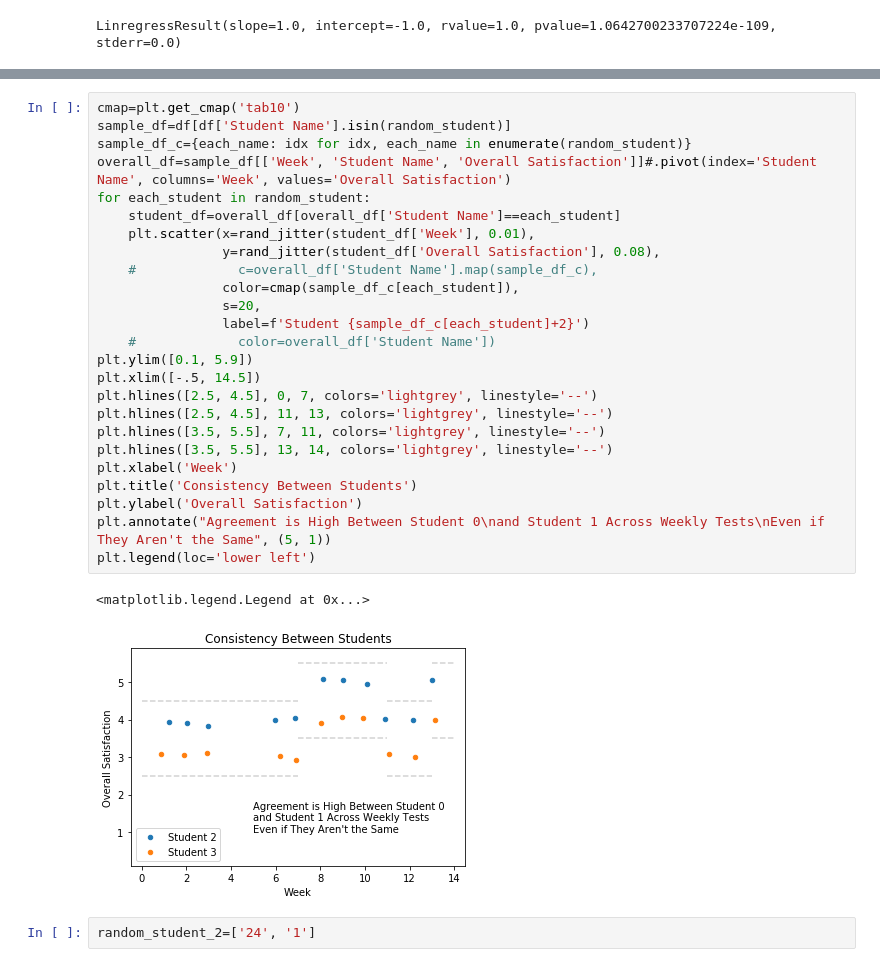
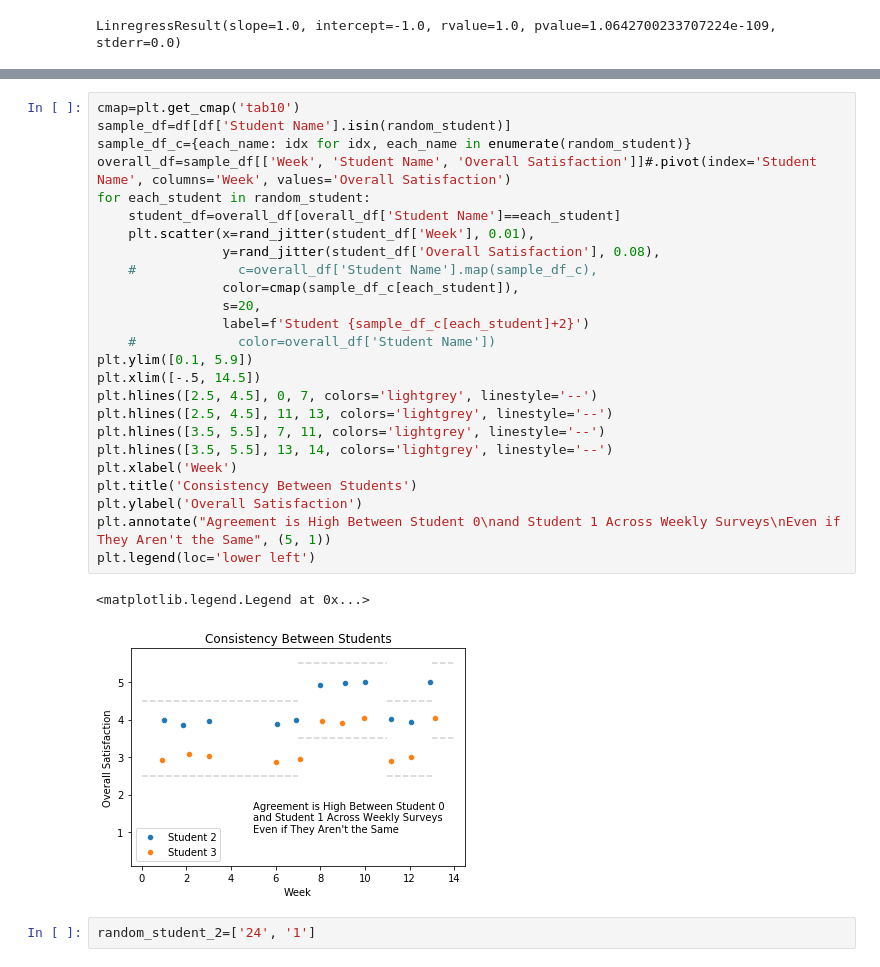
Before and after one commit to kevinclee26/BCS_Dashboard, a Jupyter notebook: qualitative_analysis.ipynb, the cells around one changed output, grey strips where cells are left out. Cells and saved outputs as stored; diff of their text form.

```diff
--- a/qualitative_analysis.ipynb
+++ b/qualitative_analysis.ipynb
@@ -146,31 +157,31 @@ sample[['Test 1', 'Test 2']].corr()
 # %%
 cmap=plt.get_cmap('tab10')
 sample_df=df[df['Student Name'].isin(random_student)]
 sample_df_c={each_name: idx for idx, each_name in enumerate(random_student)}
 overall_df=sample_df[['Week', 'Student Name', 'Overall Satisfaction']]#.pivot(index='Student Name', columns='Week', values='Overall Satisfaction')
 for each_student in random_student:
     student_df=overall_df[overall_df['Student Name']==each_student]
     plt.scatter(x=rand_jitter(student_df['Week'], 0.01),
                 y=rand_jitter(student_df['Overall Satisfaction'], 0.08),
     #             c=overall_df['Student Name'].map(sample_df_c),
                 color=cmap(sample_df_c[each_student]),
                 s=20,
                 label=f'Student {sample_df_c[each_student]+2}')
     #             color=overall_df['Student Name'])
 plt.ylim([0.1, 5.9])
 plt.xlim([-.5, 14.5])
 plt.hlines([2.5, 4.5], 0, 7, colors='lightgrey', linestyle='--')
 plt.hlines([2.5, 4.5], 11, 13, colors='lightgrey', linestyle='--')
 plt.hlines([3.5, 5.5], 7, 11, colors='lightgrey', linestyle='--')
 plt.hlines([3.5, 5.5], 13, 14, colors='lightgrey', linestyle='--')
 plt.xlabel('Week')
 plt.title('Consistency Between Students')
 plt.ylabel('Overall Satisfaction')
-plt.annotate("Agreement is High Between Student 0\nand Student 1 Across Weekly Tests\nEven if They Aren't the Same", (5, 1))
+plt.annotate("Agreement is High Between Student 0\nand Student 1 Across Weekly Surveys\nEven if They Aren't the Same", (5, 1))
 plt.legend(loc='lower left')
 # %% [output]
 <matplotlib.legend.Legend at 0x...>
-[figure, old version]
+[figure, new version]
 # %%
 random_student_2=['24', '1']
 # %%
```
Also changed, not shown: parts of 10 cells of this notebook, 27 other files.
